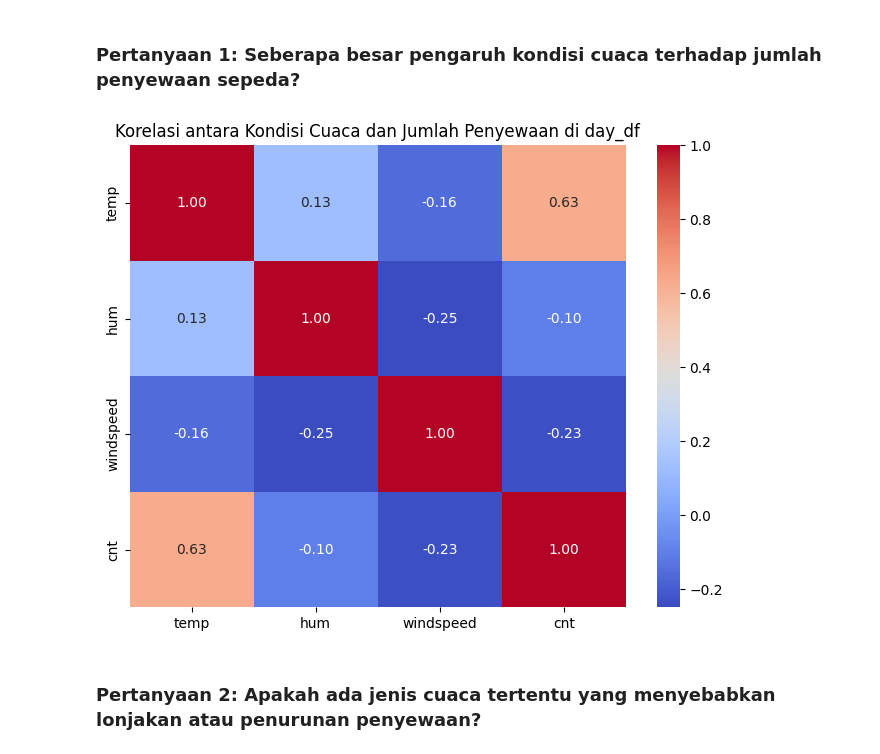
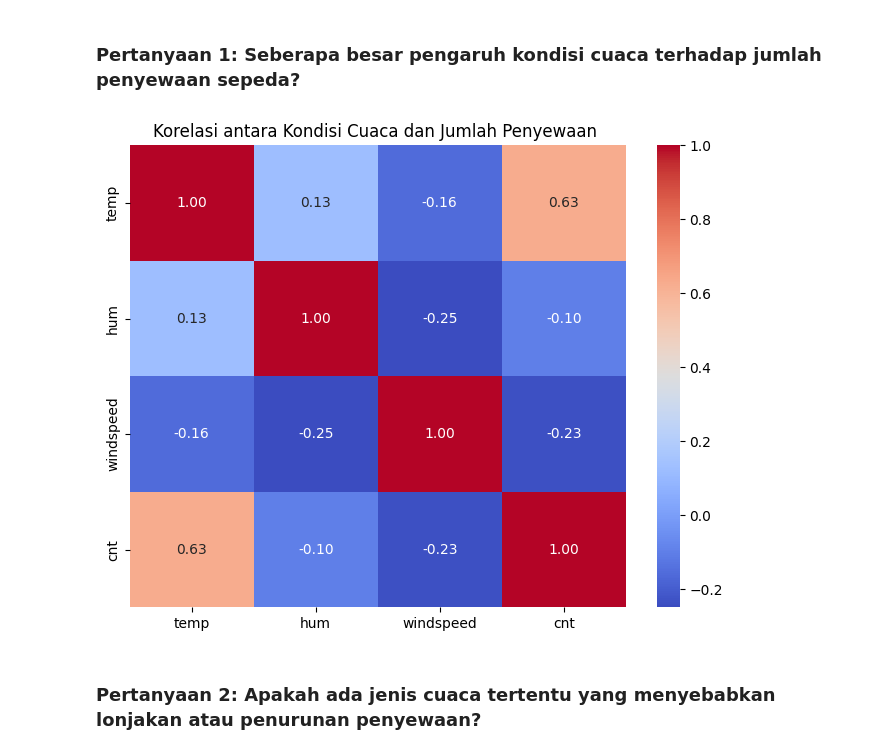
Before and after one commit to ThirafiQaedi/ThirafiQaedi-Dicoding_Belajar-Analisis-Data-dengan-Python_Proyek-Analisis-Data-Bike-Sharing, a Jupyter notebook: notebook.ipynb, the cells around one changed output. Drawn from its saved outputs; the diff is of its cells as text; code cells hidden in the pictures.

```diff
--- a/notebook.ipynb
+++ b/notebook.ipynb
@@ -485,11 +485,11 @@ Jumlah Penyewaan Berdasarkan Musim di day_df:
 # %%
 # Menggunakan heatmap untuk visualisasi korelasi
 plt.figure(figsize=(8, 6))
 sns.heatmap(correlation, annot=True, cmap='coolwarm', fmt='.2f')
-plt.title('Korelasi antara Kondisi Cuaca dan Jumlah Penyewaan di day_df')
+plt.title('Korelasi antara Kondisi Cuaca dan Jumlah Penyewaan ')
 plt.show()
 # %% [output]
-[figure, old version]
+[figure, new version]
 # %% [markdown]
 ### Pertanyaan 2: Apakah ada jenis cuaca tertentu yang menyebabkan lonjakan atau penurunan penyewaan?
 # %%
```
Also changed, not shown: parts of 3 cells of this notebook.
